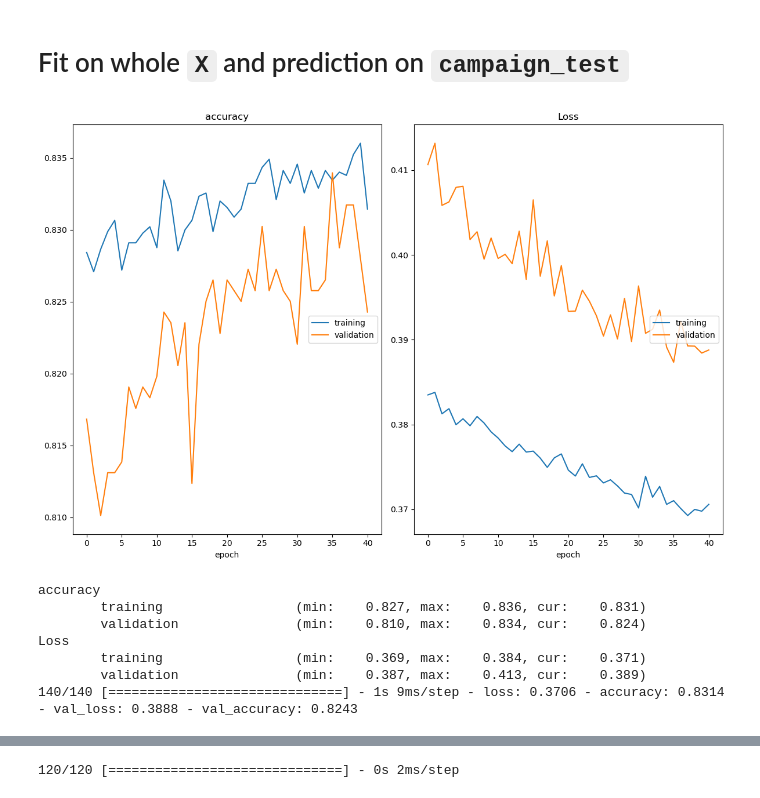
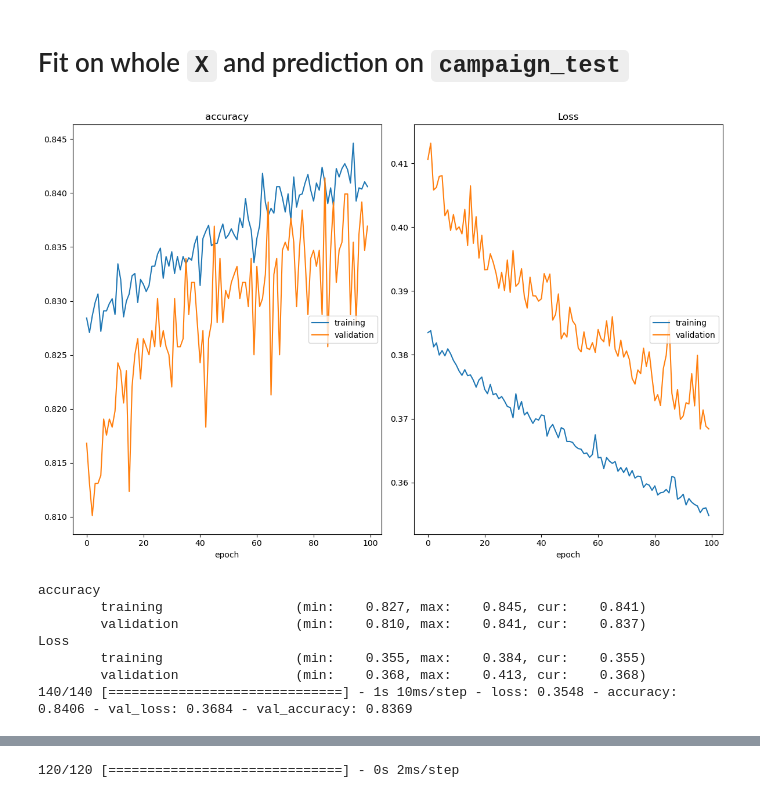
Before and after one commit to LuciaCam/ML_kaggle_competition, a Jupyter notebook: neural_networks.ipynb, the cells around one changed output, grey strips where cells are left out. Saved outputs shown, nothing was run; the diff lists cells and outputs as text; code cells hidden in the pictures.

```diff
--- a/neural_networks.ipynb
+++ b/neural_networks.ipynb
@@ -404,18 +438,18 @@ treshold = 0.48
 # %%
 fit_history = model.fit(x=X_input, y=y,
                    validation_data=(X_valid_input, y_valid),
                    batch_size=64,
                    epochs=100,
-                   callbacks=[PlotLossesKeras(), keras.callbacks.EarlyStopping(monitor='val_loss', patience=5)])
+                   callbacks=[PlotLossesKeras()])
 # %% [output]
-[figure, old version]
+[figure, new version]
 accuracy
-        training                 (min:    0.827, max:    0.836, cur:    0.831)
-        validation               (min:    0.810, max:    0.834, cur:    0.824)
+        training                 (min:    0.827, max:    0.845, cur:    0.841)
+        validation               (min:    0.810, max:    0.841, cur:    0.837)
 Loss
-        training                 (min:    0.369, max:    0.384, cur:    0.371)
-        validation               (min:    0.387, max:    0.413, cur:    0.389)
-140/140 [==============================] - 1s 9ms/step - loss: 0.3706 - accuracy: 0.8314 - val_loss: 0.3888 - val_accuracy: 0.8243
+        training                 (min:    0.355, max:    0.384, cur:    0.355)
+        validation               (min:    0.368, max:    0.413, cur:    0.368)
+140/140 [==============================] - 1s 10ms/step - loss: 0.3548 - accuracy: 0.8406 - val_loss: 0.3684 - val_accuracy: 0.8369
 # %%
 model.evaluate(X_input, y)
 # %% [output]
```
Also changed, not shown: parts of 42 cells of this notebook, 1 other file.
